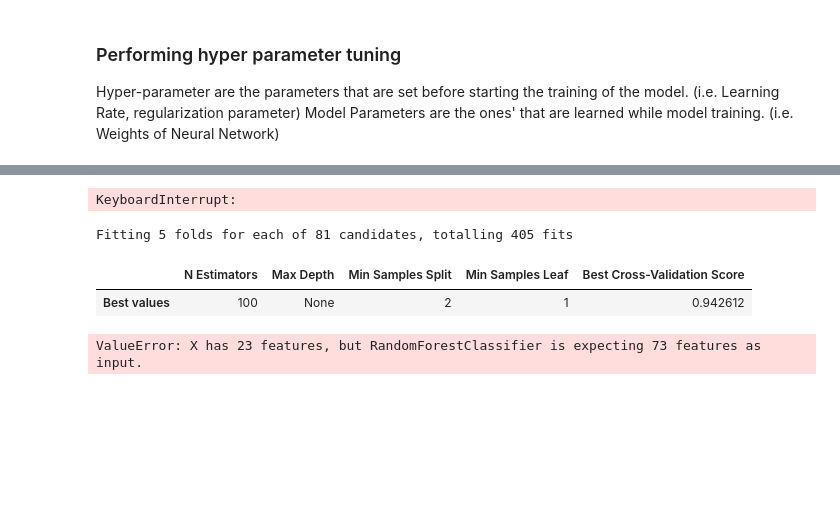
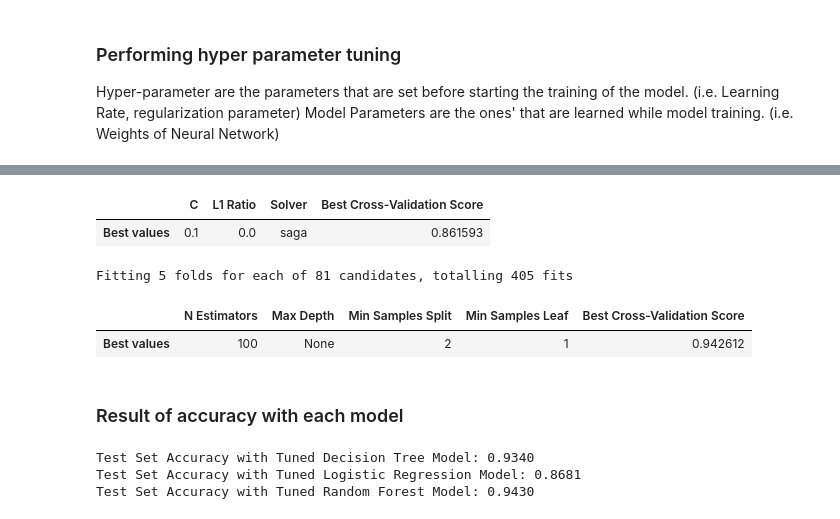
Before and after one commit to bro-gervil/codveda_datanalysis, a Jupyter notebook: my_notebooks/level_3/task_1/PMD.ipynb, the cells around one changed output, grey strips where cells are left out. Drawn from its saved outputs; the diff is of its cells as text; code cells hidden in the pictures; blank space fills up the shorter version.

```diff
--- a/my_notebooks/level_3/task_1/PMD.ipynb
+++ b/my_notebooks/level_3/task_1/PMD.ipynb
@@ -357,27 +354,28 @@ Test Set Accuracy with Tuned Decision Tree Model: 0.9295
 # %%
 #Performing hyperparameter tuning for the logistic regression model using GridSearchCV
 
 pipeline = Pipeline([
     ('model', LogisticRegression(
         solver='saga', #Supports all penalties (l1, l2, elasticnet, and none) and is efficient for larger datasets.
-        max_iter=8000, #The maximum number of iterations taken for the solver to converge to a solution.
+        max_iter=10000, #The maximum number of iterations taken for the solver to converge to a solution.
         tol=1e-4,
         random_state=42,
     ))
 ])
 
-param_grid = {
-    'model__C': [0.01, 0.1, 1, 10, 100],
-    'model__l1_ratio': [0, 0.5, 1]
-}
+param_grid =[
+                { 'model__C': [0.01, 0.1, 1, 10, 100], 'model__l1_ratio': [0.0, 0.5, 1.0], 'model__solver': ['saga']},
+            ]
 
-grid_search = GridSearchCV(estimator=pipeline, param_grid=param_grid, cv=5, scoring='accuracy',error_score='raise')
-grid_search.fit(X_train_processed, y_train)
+
+grid_search_reg = GridSearchCV(estimator=pipeline, param_grid=param_grid, cv=5, scoring='accuracy',error_score='raise')
+grid_search_reg.fit(X_train_processed, y_train)
 display(pd.DataFrame({
-    'C': [grid_search.best_params_['model__C']],
-    'L1 Ratio': [grid_search.best_params_['model__l1_ratio']],
-    'Solver': [grid_search.best_params_['model']],
-    'Best Cross-Validation Score': [grid_search.best_score_]
+    'C': [grid_search_reg.best_params_['model__C']],
+    'L1 Ratio': [grid_search_reg.best_params_['model__l1_ratio']],
+    'Solver': [grid_search_reg.best_params_.get('model__solver')],
+    'Best Cross-Validation Score': [grid_search_reg.best_score_]
 }).rename(index={0: 'Best values'}))
 # %% [output]
-KeyboardInterrupt:
+|  | C | L1 Ratio | Solver | Best Cross-Validation Score |
+| Best values | 0.1 | 0.0 | saga | 0.861593 |
@@ -406,8 +409,15 @@ Fitting 5 folds for each of 81 candidates, totalling 405 fits
 # %%
 # Evaluate the best model on the test set
 best_model = grid_search_rand.best_estimator_
-y_pred_test_best_tree = best_model.predict(X_test_preprocessed)
-test_accuracy = accuracy_score(y_test, y_pred_test_best_tree)
-print(f'Test Set Accuracy with Tuned Random Forest Model: {test_accuracy:.4f}')
+y_pred_test_best_tree = best_model.predict(X_test_processed)
+test_accuracy_rand = accuracy_score(y_test, y_pred_test_best_tree)
-# %% [output]
-ValueError: X has 23 features, but RandomForestClassifier is expecting 73 features as input.
+# %% [markdown]
+### Result of accuracy with each model
+# %%
+print(f'Test Set Accuracy with Tuned Decision Tree Model: {test_accuracy_tree:.4f}')
+print(f'Test Set Accuracy with Tuned Logistic Regression Model: {test_accuracy_reg:.4f}')
+print(f'Test Set Accuracy with Tuned Random Forest Model: {test_accuracy_rand:.4f}')
+# %% [output]
+Test Set Accuracy with Tuned Decision Tree Model: 0.9340
+Test Set Accuracy with Tuned Logistic Regression Model: 0.8681
+Test Set Accuracy with Tuned Random Forest Model: 0.9430
```
Also changed, not shown: parts of 3 cells of this notebook, 8 other files.
